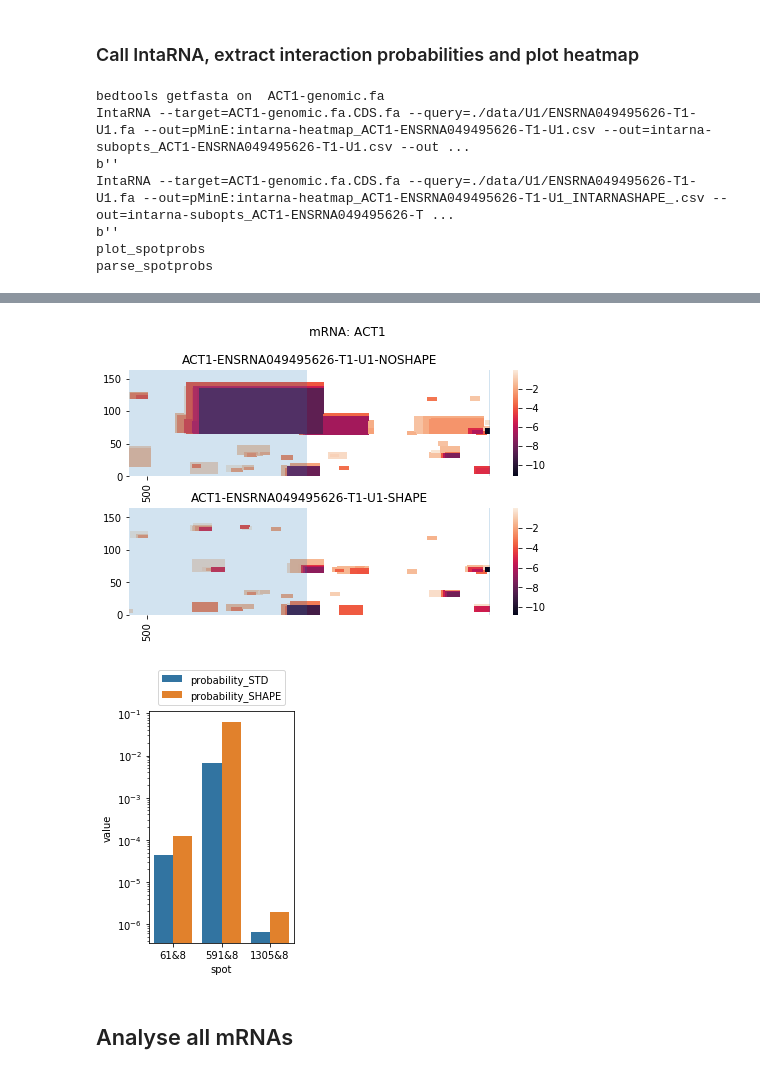
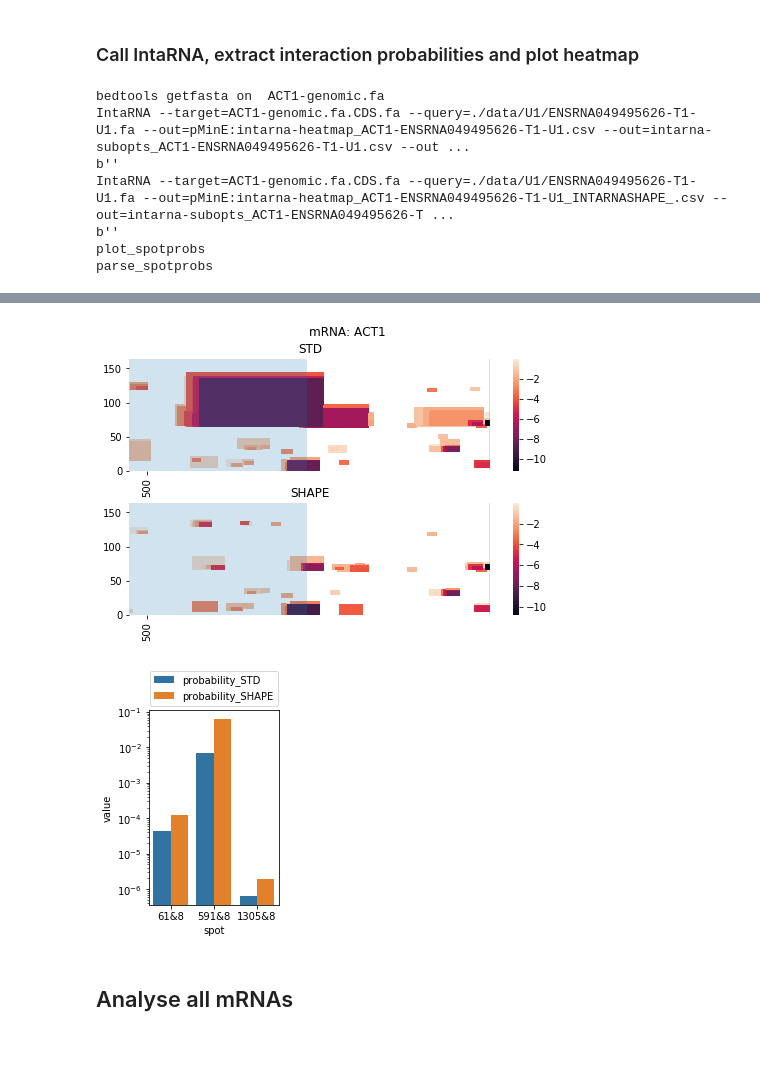
Before and after one commit to BackofenLab/IntaRNA-benchmark-SHAPE, a Jupyter notebook: analysis_IntaSHAPE-U1-interaction.ipynb, the cells around one changed output, grey strips where cells are left out. Cells and saved outputs as stored; diff of their text form; code cells hidden in the pictures; blank space fills up the shorter version.

```diff
--- a/analysis_IntaSHAPE-U1-interaction.ipynb
+++ b/analysis_IntaSHAPE-U1-interaction.ipynb
@@ -132,7 +132,12 @@ def plot_spotprobs(file1, file2,skip_0_0_spot=True,what='both'):
         fig, ax1 = plt.subplots(figsize=[max(3,len(dfspotprobs)),4])
 
     sns.barplot(data=dfmelt, x='spot',y='value',hue='variable',ax=ax1)
-    ax1.legend(loc=9, bbox_to_anchor=(0.5, 1.2),)
+    plt.legend(bbox_to_anchor=(0,1.02,1,0.2), loc="lower left",
+                mode="expand", borderaxespad=0.1)#bbox_to_anchor=(1, 1.2), loc=1, borderaxespad=0.)#(bbox_to_anchor=(1,0), loc="lower right")
+    plt.subplots_adjust(left=0.3,top=0.8)
+
+#     fig.tight_layout()
+#     fig.subplots_adjust(right=0.75)
     ax1.set_yscale('log')
     #ax1.set_title(file1)
 
@@ -141,6 +146,6 @@ def plot_spotprobs(file1, file2,skip_0_0_spot=True,what='both'):
     return dfspotprobs,fig
 
 # Test case:
-# spotprobs_file1 = 'intarna-spotProbs_ACT1-ENSRNA049495626-T1-U1.csv'
-# spotprobs_file2 = 'intarna-spotProbs_ACT1-ENSRNA049495626-T1-U1_INTARNASHAPE_.csv'
-# x =plot_spotprobs(spotprobs_file1, spotprobs_file2,skip_0_0_spot=True,what='notboth')
+spotprobs_file1 = 'intarna-spotProbs_ACT1-ENSRNA049495626-T1-U1.csv'
+spotprobs_file2 = 'intarna-spotProbs_ACT1-ENSRNA049495626-T1-U1_INTARNASHAPE_.csv'
+x =plot_spotprobs(spotprobs_file1, spotprobs_file2,skip_0_0_spot=True,what='notboth')
@@ -175,7 +186,12 @@ def plot_minE_heatmap(df, exon_regions, figtitle, fig=None, ax=None,
         exon_junction = exon_regions[plot_selected_exon][1]
         ax.set_xlim(exon_junction-exon_context_len,exon_junction+exon_context_len+1)
 
-    ax.set_title(figtitle)
+    if 'NOSHAPE' in figtitle:
+        ax.set_title('STD')
+    elif 'SHAPE' in figtitle:
+        ax.set_title('SHAPE')
+    else:
+        ax.set_title('STD')
     if savefig:
         fig.savefig(figtitle+'.png')
     # sns.heatmap(df_SHAPE.iloc[:,1:5],ax=ax)
@@ -271,40 +287,39 @@ def run_intarna_shape_for_a_gene(target_gene_name, CDS_only=False,plot_selected_
                                                                spot_probs_pairs_str=','.join(spot_prob_locs))
 
     myfig, (ax1,ax2) = plt.subplots(figsize=[7,5],nrows=2)
-    myfig.tight_layout(rect=[0, 0.1, 1, 0.9])
+    myfig.tight_layout(rect=[0, 0.1, 1, 0.93])
 
 
     plot_minE_heatmap(mydf_heatmap, myexon_regions, target_gene_name +'-'+query_id+ '-NOSHAPE',
                       fig=myfig, ax=ax1, plot_selected_exon=plot_selected_exon)
     plot_minE_heatmap(mydf_heatmap_SHAPE, myexon_regions,target_gene_name + '-'+query_id+'-SHAPE',
                       fig=myfig, ax=ax2, plot_selected_exon=plot_selected_exon)
 
 
     myfig.suptitle('mRNA: {}' .format(target_gene_name))
 
     myfig.savefig('heatmap_'+target_gene_name +'-'+query_id+'.png',dpi=600)
     #myfig.savefig('heatmap_'+target_gene_name +'-'+query_id+'.pdf')
     df_spotprobs,fig_spots = plot_spotprobs(file_subopts, file_subopts_SHAPE,what='notboth')
     df_spotprobs['gene'] = target_gene_name
-    fig_spots.tight_layout()
-    fig_spots.savefig('barplot_'+target_gene_name +'-'+query_id+'.png')
-    fig_spots.savefig('barplot_'+target_gene_name +'-'+query_id+'.svg')
+    fig_spots.savefig('barplot_'+target_gene_name +'-'+query_id+'.png',bbox_to_anchor='tight')
+    fig_spots.savefig('barplot_'+target_gene_name +'-'+query_id+'.svg',bbox_to_anchor='tight')
     return df_spotprobs
 run_intarna_shape_for_a_gene('ACT1', CDS_only=True,plot_selected_exon=1)
 # %% [output]
 bedtools getfasta on  ACT1-genomic.fa
 IntaRNA --target=ACT1-genomic.fa.CDS.fa --query=./data/U1/ENSRNA049495626-T1-U1.fa --out=pMinE:intarna-heatmap_ACT1-ENSRNA049495626-T1-U1.csv --out=intarna-subopts_ACT1-ENSRNA049495626-T1-U1.csv --out ...
 b''
 IntaRNA --target=ACT1-genomic.fa.CDS.fa --query=./data/U1/ENSRNA049495626-T1-U1.fa --out=pMinE:intarna-heatmap_ACT1-ENSRNA049495626-T1-U1_INTARNASHAPE_.csv --out=intarna-subopts_ACT1-ENSRNA049495626-T ...
 b''
 plot_spotprobs
 parse_spotprobs
 |  | spot | probability_STD | probability_SHAPE | probability_SHAPE/probability_STD | log2(probability_SHAPE/probabilit... | gene |
 | 1 | 61&8 | 4.407260e-05 | 0.000120 | 2.731629 | 1.449762 | ACT1 |
 | 2 | 591&8 | 6.818620e-03 | 0.062591 | 9.179482 | 3.198413 | ACT1 |
 | 3 | 1305&8 | 6.402440e-07 | 0.000002 | 3.077577 | 1.621795 | ACT1 |
-[figure, old version]
+[figure, new version]
-[figure, old version]
+[figure, new version]
 # %% [markdown]
 ## Analyse all mRNAs
 # %%
```
Also changed, not shown: parts of 3 cells of this notebook, 10 other files.
